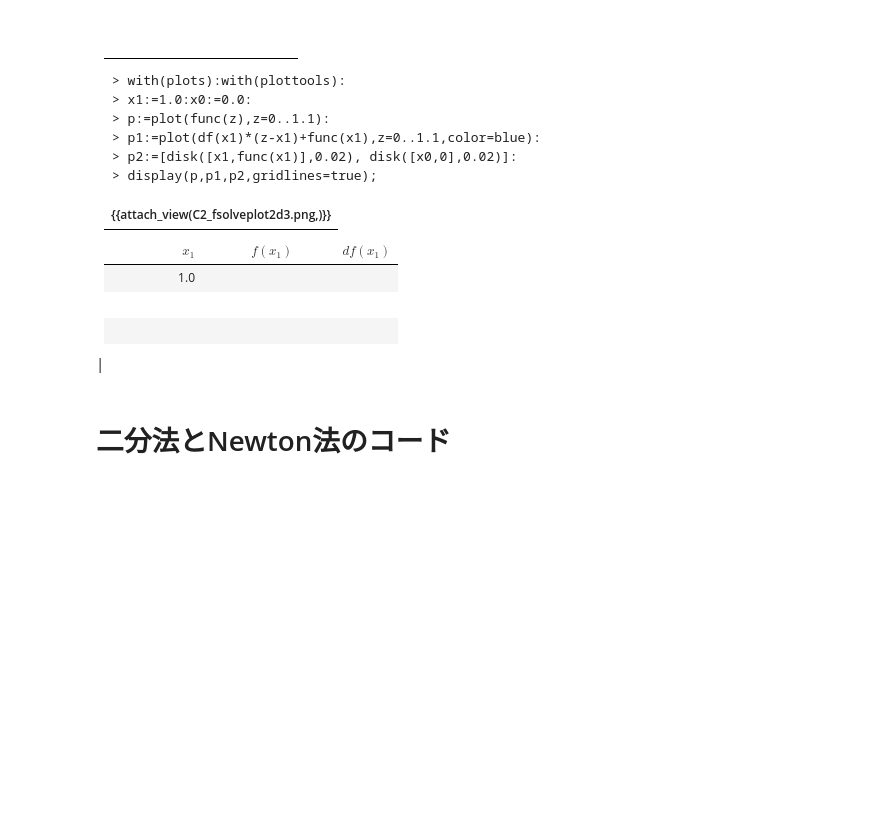
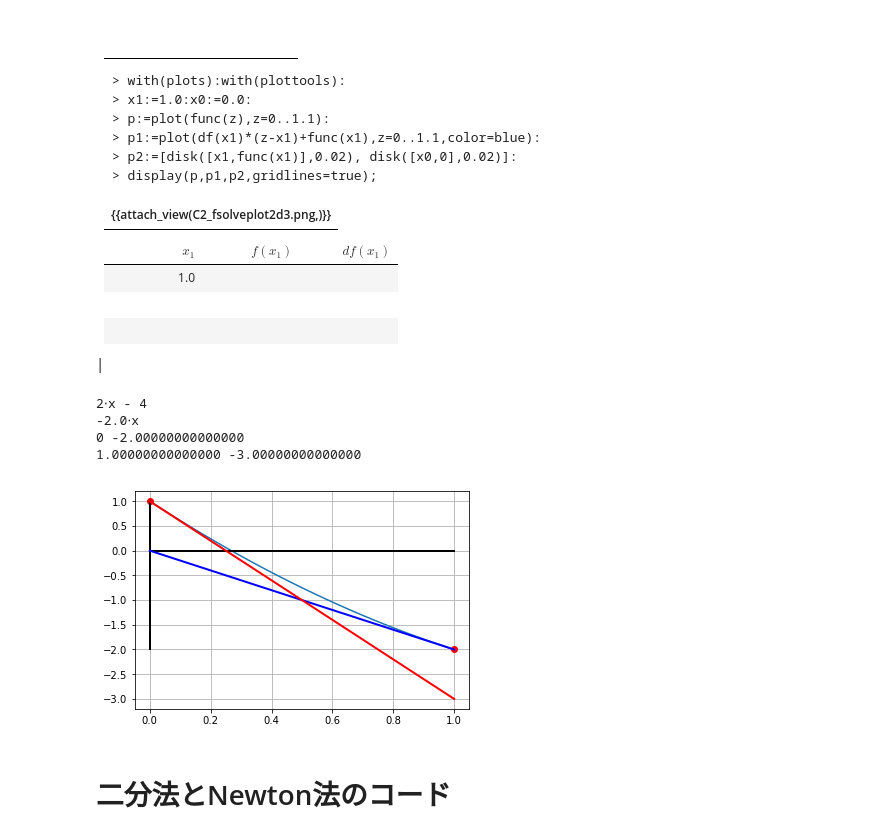
Before and after one commit to daddygongon/jupyter_num_calc, a Jupyter notebook: notebooks/fsolve.ipynb, the cells around one changed output. Drawn from its saved outputs; the diff is of its cells as text; code cells hidden in the pictures; blank space fills up the shorter version.

```diff
--- a/notebooks/fsolve.ipynb
+++ b/notebooks/fsolve.ipynb
@@ -122,6 +193,63 @@ Newton法は最初の点$x_1$から接線をひき，それが$x$軸(y=0)と交
 |　　　　　　　| 　　　　　　　 | 　　　　　　　  |
 |　　　　　　　| 　　　　　　　 | 　　　　　　　  |
 |
+# %%
+import matplotlib.pyplot as plt
+import numpy as np
+from sympy import *
+
+x = symbols('x')
+
+def func(x):
+    return x**2-4*x+1
+
+def df(x):
+    return diff(func(x), x)
+
+pprint(df(x))
+
+x1 = 1.0
+df(x).subs(x, x1)*(x-x1)+func(x1)
+
+def line_f(x, x1):
+    return df(x).subs(x, x1)*(x-x1)+func(x1)
+
+
+pprint(line_f(x, 1.0))
+x0 = 0.0
+x1 = 1.0
+
+y0 = line_f(x, x1).subs(x, x0)
+y1 = line_f(x, x1).subs(x, x1)
+print(y0, y1)
+
+yy0 = line_f(x, x0).subs(x, x0)
+yy1 = line_f(x, x0).subs(x, x1)
+print(yy0, yy1)
+# %% [output]
+2⋅x - 4
+-2.0⋅x
+0 -2.00000000000000
+1.00000000000000 -3.00000000000000
+# %%
+x = np.linspace(x0, x1, 100)
+y = func(x)
+plt.plot(x, y)
+
+plt.plot(x0, func(x0), "o", color = 'r')
+plt.plot(x1, func(x1), "o", color = 'r')
+# plot([x1, x2], [y1, y2], color='k', linestyle='-', linewidth=2)
+plt.plot([x0, x1], [0, 0], color='k', linestyle='-', linewidth=2)
+plt.plot([0, 0], [func(x0), func(x1)], color='k', linestyle='-', linewidth=2)
+
+plt.plot([x0, x1], [y0, y1], color='b', linestyle='-', linewidth=2)
+
+plt.plot([x0, x1], [yy0, yy1], color='r', linestyle='-', linewidth=2)
+
+pyplot.grid()
+pyplot.show()
+# %% [output]
+[figure, added]
 # %% [markdown]
 # 二分法とNewton法のコード
 # %% [markdown]
```
Also changed, not shown: parts of 11 cells of this notebook, 2 other files.
